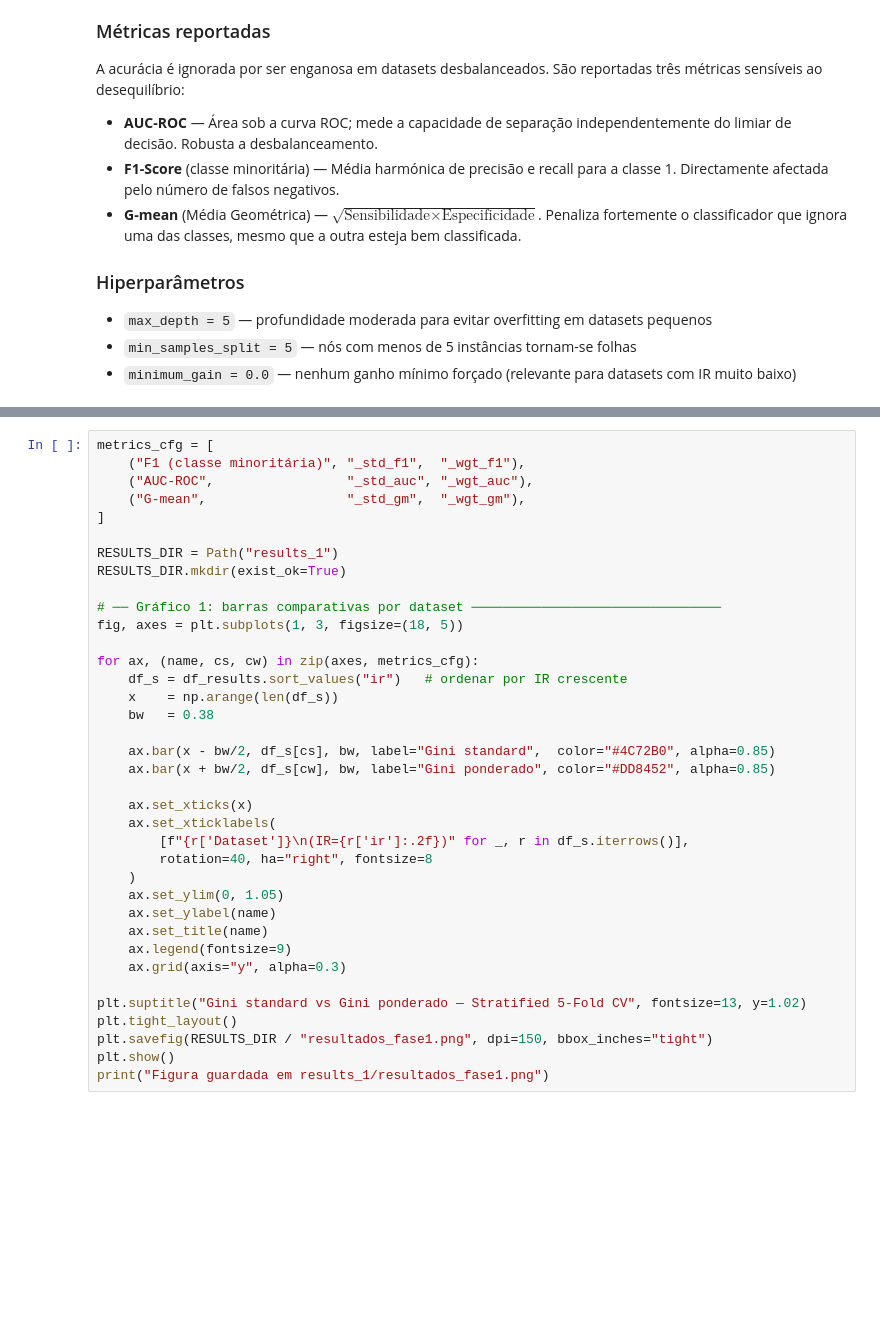
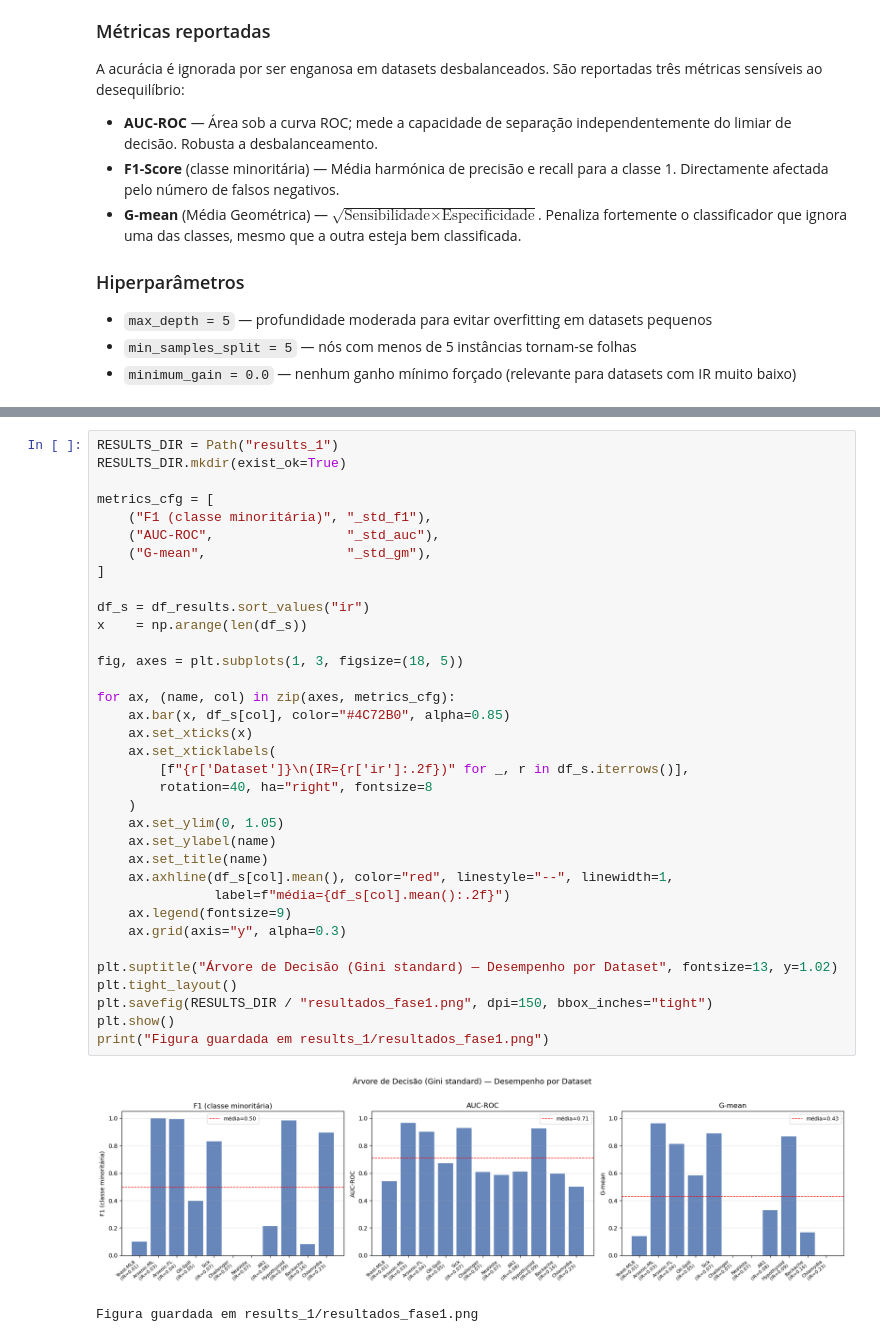
Before and after one commit to amarcos20/projeto_investigacao_AP1, a Jupyter notebook: notebook_experimental.ipynb, the cells around one changed output, grey strips where cells are left out. Drawn from its saved outputs; the diff is of its cells as text; blank space fills up the shorter version.

Commit message:
final fase 1

```diff
--- a/notebook_experimental.ipynb
+++ b/notebook_experimental.ipynb
@@ -532,37 +489,38 @@ for label, cs, cw in [("AUC   ", "_std_auc", "_wgt_auc"),
 # %%
-metrics_cfg = [
-    ("F1 (classe minoritária)", "_std_f1",  "_wgt_f1"),
-    ("AUC-ROC",                 "_std_auc", "_wgt_auc"),
-    ("G-mean",                  "_std_gm",  "_wgt_gm"),
-]
-
 RESULTS_DIR = Path("results_1")
 RESULTS_DIR.mkdir(exist_ok=True)
 
-# ── Gráfico 1: barras comparativas por dataset ────────────────────────────────
+metrics_cfg = [
+    ("F1 (classe minoritária)", "_std_f1"),
+    ("AUC-ROC",                 "_std_auc"),
+    ("G-mean",                  "_std_gm"),
+]
+
+df_s = df_results.sort_values("ir")
+x    = np.arange(len(df_s))
+
 fig, axes = plt.subplots(1, 3, figsize=(18, 5))
 
-for ax, (name, cs, cw) in zip(axes, metrics_cfg):
-    df_s = df_results.sort_values("ir")   # ordenar por IR crescente
-    x    = np.arange(len(df_s))
-    bw   = 0.38
-
-    ax.bar(x - bw/2, df_s[cs], bw, label="Gini standard",  color="#4C72B0", alpha=0.85)
-    ax.bar(x + bw/2, df_s[cw], bw, label="Gini ponderado", color="#DD8452", alpha=0.85)
-
+for ax, (name, col) in zip(axes, metrics_cfg):
+    ax.bar(x, df_s[col], color="#4C72B0", alpha=0.85)
     ax.set_xticks(x)
     ax.set_xticklabels(
         [f"{r['Dataset']}\n(IR={r['ir']:.2f})" for _, r in df_s.iterrows()],
         rotation=40, ha="right", fontsize=8
     )
     ax.set_ylim(0, 1.05)
     ax.set_ylabel(name)
     ax.set_title(name)
+    ax.axhline(df_s[col].mean(), color="red", linestyle="--", linewidth=1,
+               label=f"média={df_s[col].mean():.2f}")
     ax.legend(fontsize=9)
     ax.grid(axis="y", alpha=0.3)
 
-plt.suptitle("Gini standard vs Gini ponderado — Stratified 5-Fold CV", fontsize=13, y=1.02)
+plt.suptitle("Árvore de Decisão (Gini standard) — Desempenho por Dataset", fontsize=13, y=1.02)
 plt.tight_layout()
 plt.savefig(RESULTS_DIR / "resultados_fase1.png", dpi=150, bbox_inches="tight")
 plt.show()
 print("Figura guardada em results_1/resultados_fase1.png")
+# %% [output]
+[figure, added]
+Figura guardada em results_1/resultados_fase1.png
```
Also changed, not shown: parts of 19 cells of this notebook, 4 other files.
